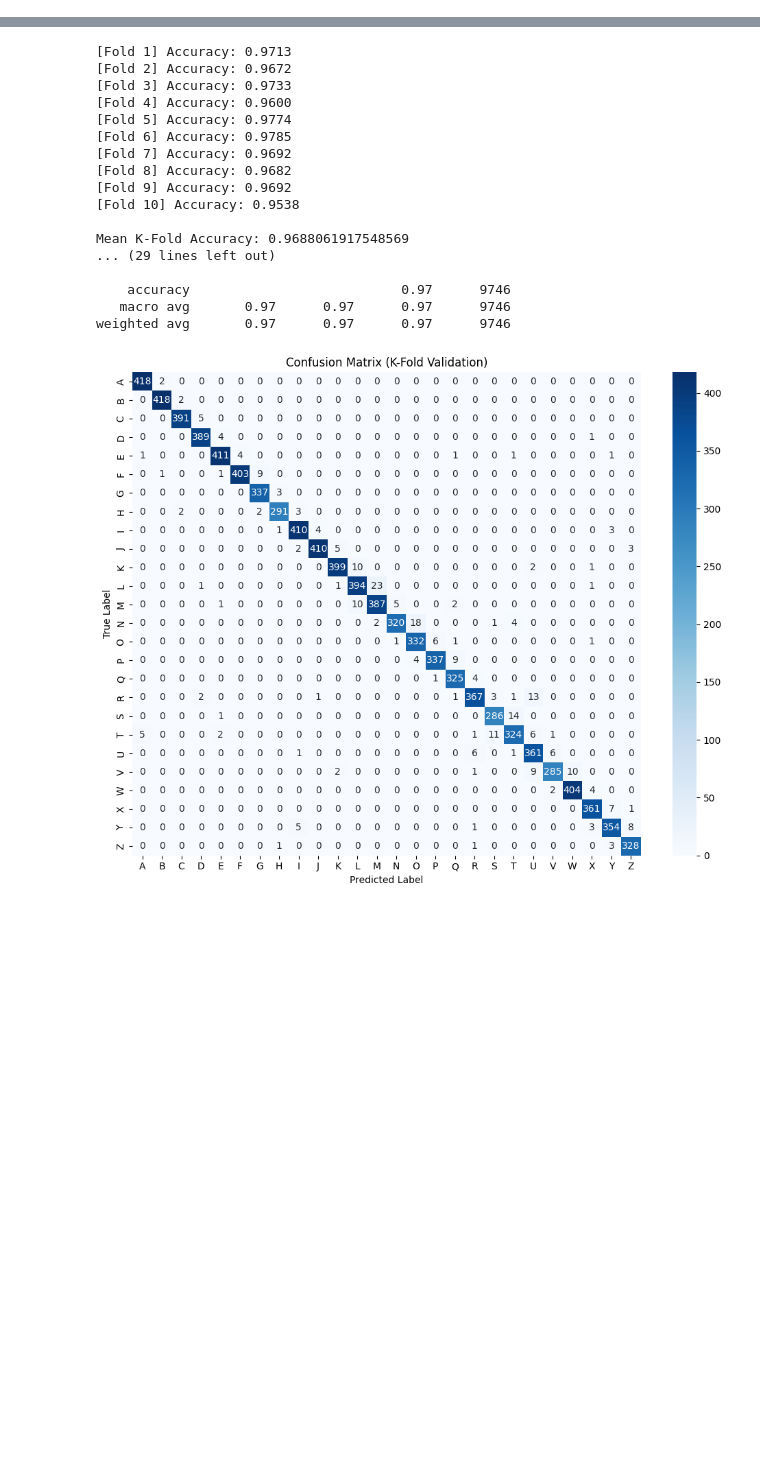
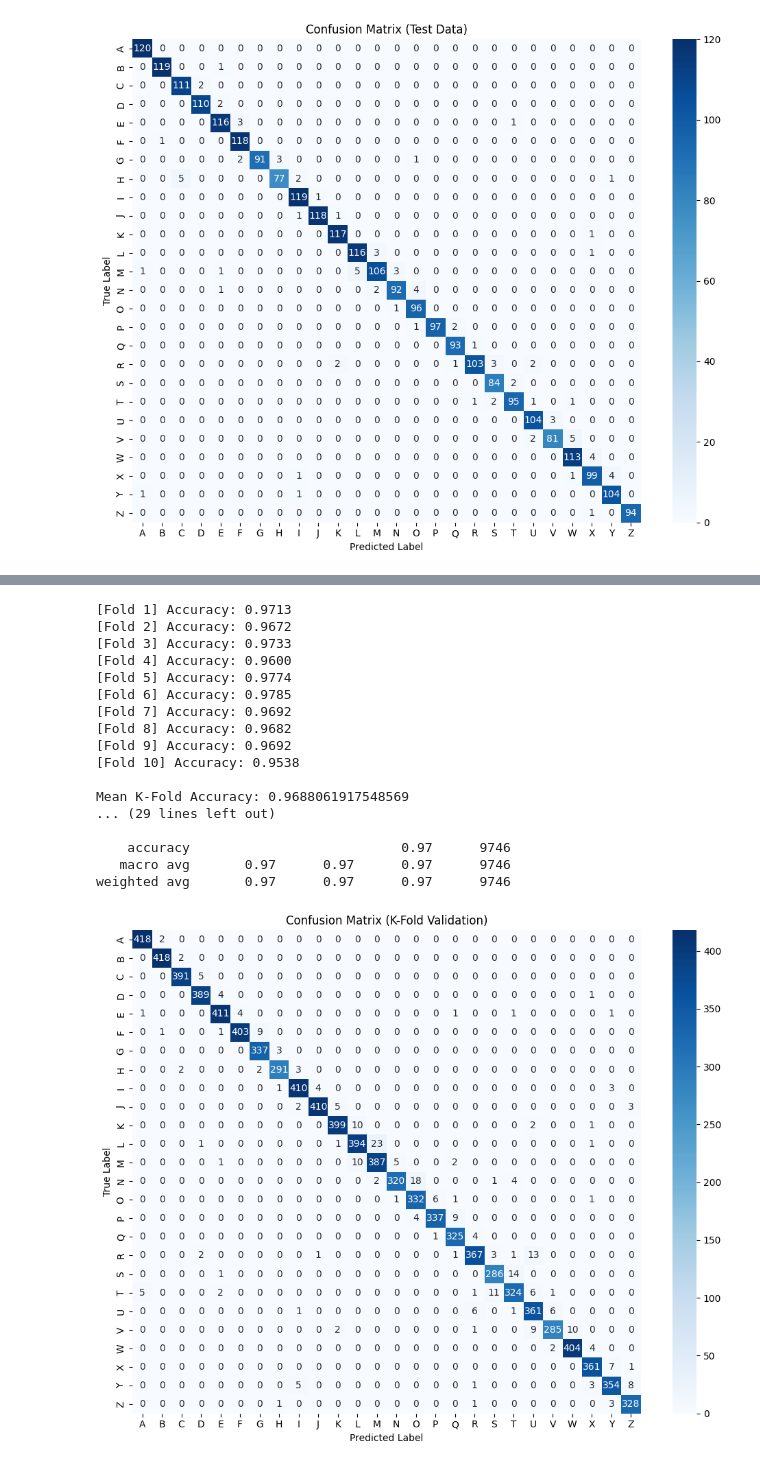
Before and after one commit to fillahalfatih/signee, a Jupyter notebook: jupyter/training-rf-73-kfold-tn1.ipynb, the cells around one changed output, grey strips where cells are left out. Cells and saved outputs as stored; diff of their text form; code cells hidden in the pictures; blank space fills up the shorter version.

Commit message:
[experimenting] model tuning n

```diff
--- a/jupyter/training-rf-73-kfold-tn1.ipynb
+++ b/jupyter/training-rf-73-kfold-tn1.ipynb
@@ -4,0 +1,88 @@ branch test
+# %%
+# 80:20
+
+import pickle
+import numpy as np
+import os
+import matplotlib.pyplot as plt
+import seaborn as sns
+import pandas as pd
+from sklearn.model_selection import train_test_split
+from sklearn.ensemble import RandomForestClassifier
+from sklearn.metrics import accuracy_score, classification_report, confusion_matrix
+import joblib
+
+# --- 1. LOAD & VALIDASI DATA TRAIN ---
+data_dict = pickle.load(open('../train_data.pickle', 'rb'))
+valid_data = [sample for sample in data_dict['data'] if len(sample) == 42]
+data = np.array(valid_data)
+labels = np.array(data_dict['labels'][:len(valid_data)])
+labels_dict = {i: label for i, label in enumerate(sorted(set(labels)))}
+class_names = [labels_dict[i] for i in sorted(labels_dict.keys())]
+
+# --- 2. TRAIN TEST SPLIT 80:20 ---
+x_train, x_test, y_train, y_test = train_test_split(
+    data, labels, test_size=0.20, stratify=labels, random_state=42
+)
+
+# --- 3. TRAINING MODEL LANGSUNG ---
+model = RandomForestClassifier()
+
+model.fit(x_train, y_train)
+
+# --- 4. EVALUASI TEST DATA ---
+y_test_pred = model.predict(x_test)
+test_acc = accuracy_score(y_test, y_test_pred)
+print("\nTest Accuracy:", test_acc)
+report_test = classification_report(y_test, y_test_pred, target_names=class_names, output_dict=True)
+print("Classification Report:\n", classification_report(y_test, y_test_pred, target_names=class_names))
+
+# --- 5. CONFUSION MATRIX ---
+cm = confusion_matrix(y_test, y_test_pred)
+plt.figure(figsize=(10, 8))
+sns.heatmap(cm, annot=True, fmt='d', cmap='Blues', xticklabels=class_names, yticklabels=class_names)
+plt.xlabel('Predicted Label')
+plt.ylabel('True Label')
+plt.title('Confusion Matrix (Test Data)')
+plt.tight_layout()
+plt.show()
+
+# --- 6. F1-SCORE PLOT (Train & Test) ---
+
+# Evaluasi juga di data train
+y_train_pred = model.predict(x_train)
+report_train = classification_report(y_train, y_train_pred, target_names=class_names, output_dict=True)
+
+f1_scores_test = [report_test[cls]['f1-score'] for cls in class_names]
+f1_scores_train = [report_train[cls]['f1-score'] for cls in class_names]
+
+df_plot = pd.DataFrame({
+    'Label': class_names,
+    'Train F1-Score': f1_scores_train,
+    'Test F1-Score': f1_scores_test
+})
+
+plt.figure(figsize=(12, 6))
+plt.plot(df_plot['Label'], df_plot['Train F1-Score'], marker='o', color='orange', label='Train F1-Score')
+plt.plot(df_plot['Label'], df_plot['Test F1-Score'], marker='o', color='C0', label='Test F1-Score')
+plt.xlabel('Label Huruf')
+plt.ylabel('F1-Score')
+plt.title('Train vs Test F1-Score per Label')
+plt.legend()
+plt.tight_layout()
+plt.show()
+
+# --- 7. SIMPAN MODEL DENGAN JOBLIB ---
+model_folder = '../model-tuning/'
+if not os.path.exists(model_folder):
+    os.makedirs(model_folder)
+
+i = 1
+model_filename = os.path.join(model_folder, 'rf_model_split80.joblib')
+while os.path.exists(model_filename):
+    model_filename = os.path.join(model_folder, f'rf_model_split80_{i}.joblib')
+    i += 1
+
+joblib.dump(model, model_filename, compress=3)
+print(f"Model disimpan di: {model_filename}")
+# %% [output]
@@ -4,0 +106 @@ branch test
+[figure, added]
```
Also changed, not shown: parts of 5 cells of this notebook, 1 other file.
